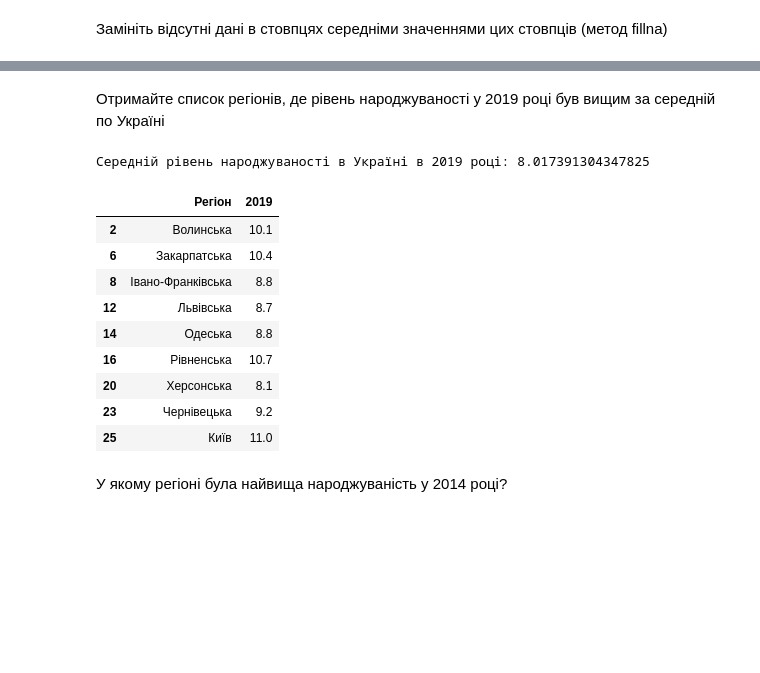
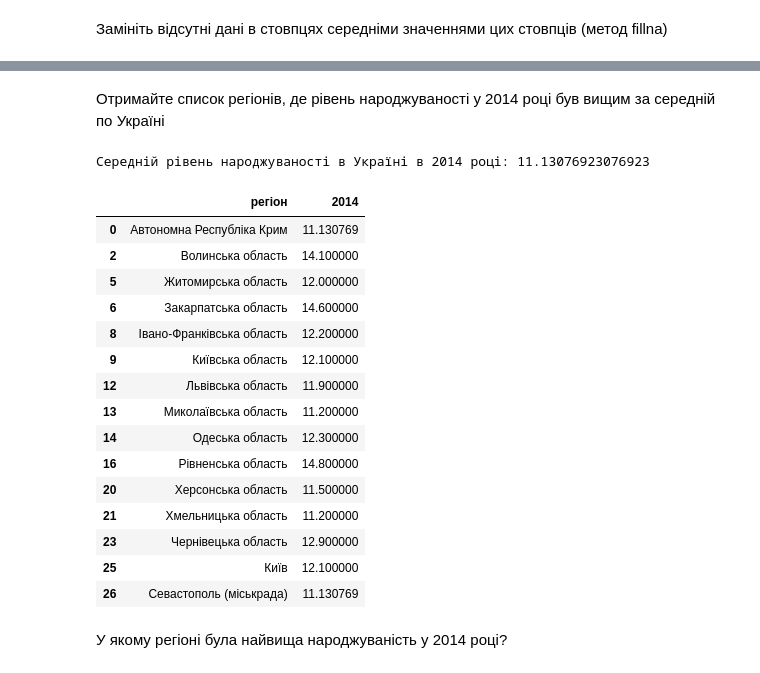
Before and after one commit to OleksandrGnatiuk/python_DS_02, a Jupyter notebook: HW_02_1.ipynb, the cells around one changed output, grey strips where cells are left out. Cells and saved outputs as stored; diff of their text form; code cells hidden in the pictures; blank space fills up the shorter version.

```diff
--- a/HW_02_1.ipynb
+++ b/HW_02_1.ipynb
@@ -5,11 +5,14 @@ import pandas as pd
 import numpy as np
 import matplotlib.pyplot as plt
 
-all_tables = pd.read_html('https://uk.wikipedia.org/wiki/%D0%9D%D0%B0%D1%81%D0%B5%D0%BB%D0%B5%D0%BD%D0%BD%D1%8F_%D0%A3%D0%BA%D1%80%D0%B0%D1%97%D0%BD%D0%B8',
+
+url = "https://uk.wikipedia.org/wiki/%D0%9D%D0%B0%D1%80%D0%BE%D0%B4%D0%B6%D1%83%D0%B2%D0%B0%D0%BD%D1%96%D1%81%D1%82%D1%8C_%D0%B2_%D0%A3%D0%BA%D1%80%D0%B0%D1%97%D0%BD%D1%96"
+
+all_tables = pd.read_html(url,
                           thousands="",
                           decimal = ",",
-                          match = "Севастополь",
+                          match = "Коефіцієнт народжуваності у регіонах України у 1950—2014 роках",
                     )
-table = pd.DataFrame(all_tables[1])
+table = pd.DataFrame(all_tables[0])
 table
 # %% [output]
@@ -48,5 +51,4 @@ table.shape
 # %% [markdown]
 Замініть у таблиці значення "—" на значення NaN:
 # %%
-table.replace( "—", np.nan, inplace=True)
-table
+# table.replace( "—", np.nan, inplace=True)
@@ -85,9 +73,3 @@ table.dtypes
 dtype: object
 # %% [markdown]
 Замініть типи нечислових колонок на числові. Підказка - це колонки, де знаходився символ "—"
-# %%
-table = table.loc[~table['2014'].isna()]
-table = table.loc[~table['2019'].isna()]
-table['2014'] = table['2014'].astype("float")
-table['2019'] = table['2019'].astype("float")
-table.dtypes
@@ -182,22 +160,28 @@ dtype: float64
 # %% [markdown]
-Отримайте список регіонів, де рівень народжуваності у 2019 році був вищим за середній по Україні
+Отримайте список регіонів, де рівень народжуваності у 2014 році був вищим за середній по Україні
 # %%
-avg = table.mean(numeric_only=True)['2019']
-print(f"Середній рівень народжуваності в Україні в 2019 році: {avg}")
+avg = table.mean(numeric_only=True)['2014']
+print(f"Середній рівень народжуваності в Україні в 2014 році: {avg}")
 
-table[['Регіон', '2019']][table['2019'] > avg]
+table[['регіон', '2014']][table['2014'] > avg]
 # %% [output]
-Середній рівень народжуваності в Україні в 2019 році: 8.017391304347825
+Середній рівень народжуваності в Україні в 2014 році: 11.13076923076923
-|  | Регіон | 2019 |
-| 2 | Волинська | 10.1 |
-| 6 | Закарпатська | 10.4 |
-| 8 | Івано-Франківська | 8.8 |
-| 12 | Львівська | 8.7 |
-| 14 | Одеська | 8.8 |
-| 16 | Рівненська | 10.7 |
-| 20 | Херсонська | 8.1 |
-| 23 | Чернівецька | 9.2 |
-| 25 | Київ | 11.0 |
+|  | регіон | 2014 |
+| 0 | Автономна Республіка Крим | 11.130769 |
+| 2 | Волинська область | 14.100000 |
+| 5 | Житомирська область | 12.000000 |
+| 6 | Закарпатська область | 14.600000 |
+| 8 | Івано-Франківська область | 12.200000 |
+| 9 | Київська область | 12.100000 |
+| 12 | Львівська область | 11.900000 |
+| 13 | Миколаївська область | 11.200000 |
+| 14 | Одеська область | 12.300000 |
+| 16 | Рівненська область | 14.800000 |
+| 20 | Херсонська область | 11.500000 |
+| 21 | Хмельницька область | 11.200000 |
+| 23 | Чернівецька область | 12.900000 |
+| 25 | Київ | 12.100000 |
+| 26 | Севастополь (міськрада) | 11.130769 |
 # %% [markdown]
 У якому регіоні була найвища народжуваність у 2014 році?
 # %%
```
Also changed, not shown: parts of 11 cells of this notebook, 2 other files.
